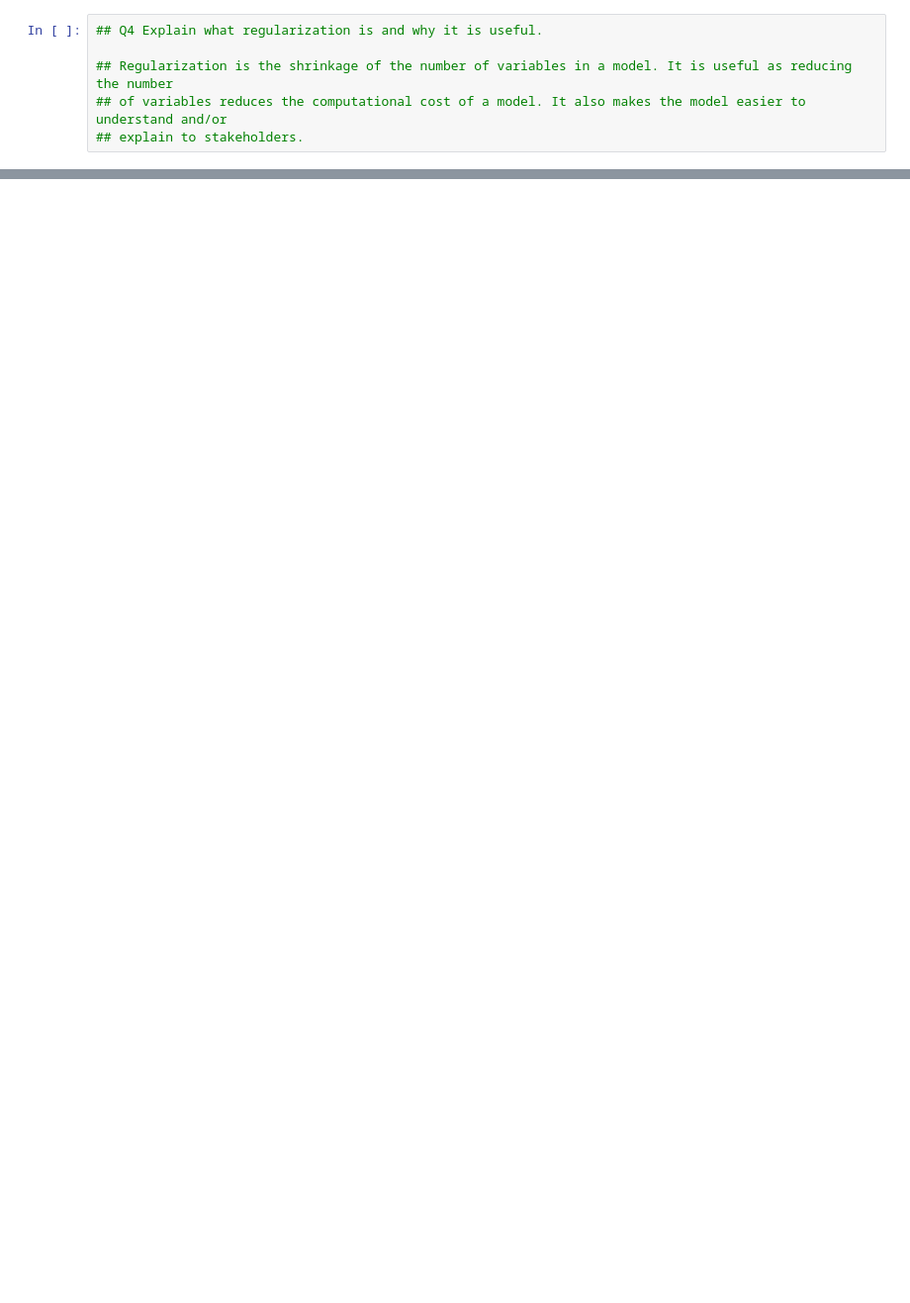
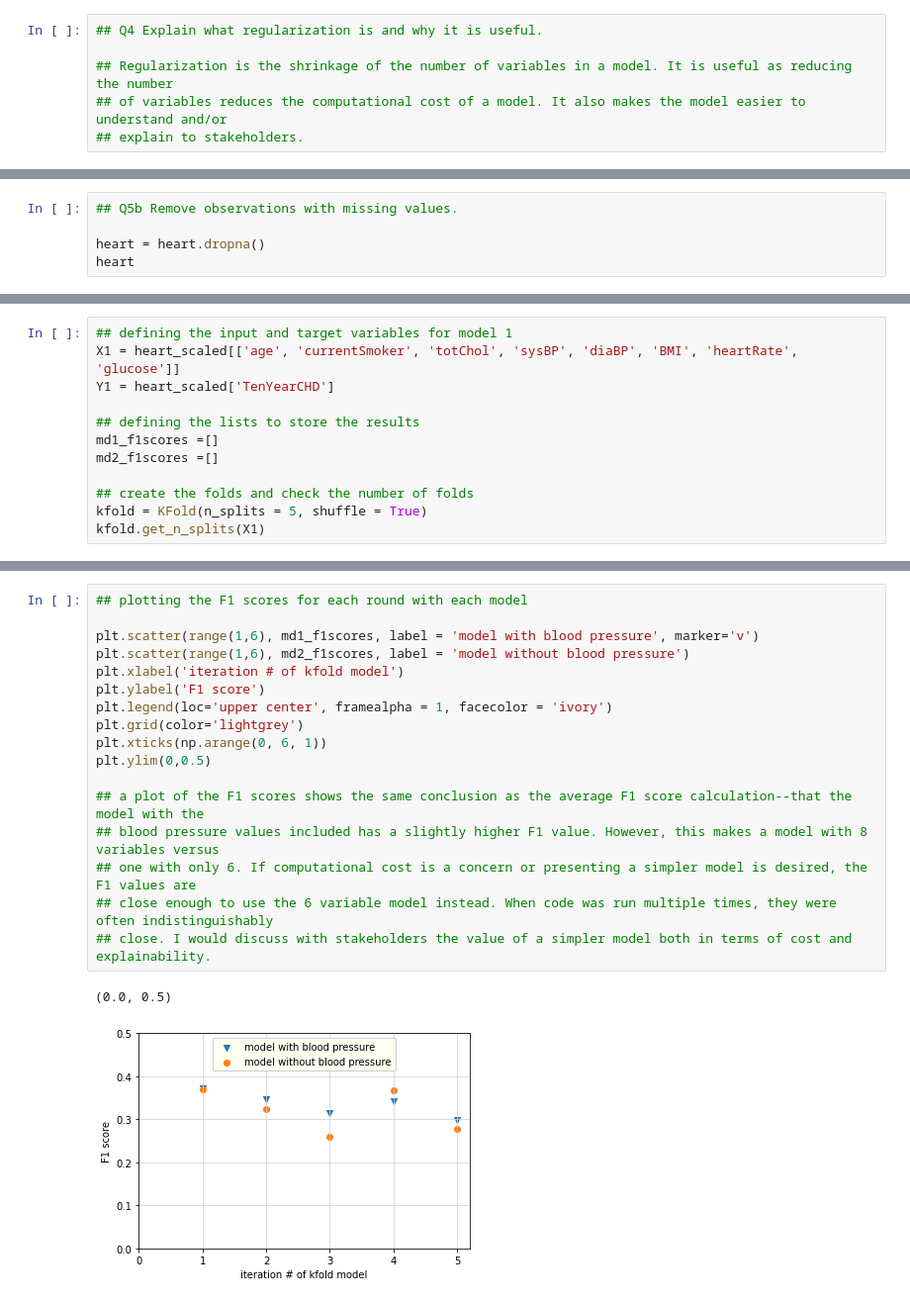
Before and after one commit to bonniehall/DATA445MachineLearning, a Jupyter notebook: HW2-2021-09-17.ipynb, the cells around one changed output, grey strips where cells are left out. Shown at 99% size. Drawn from its saved outputs; the diff is of its cells as text; blank space fills up the shorter version.

```diff
--- a/HW2-2021-09-17.ipynb
+++ b/HW2-2021-09-17.ipynb
@@ -21,0 +68,5 @@
+# %%
+## Q5b Remove observations with missing values.
+
+heart = heart.dropna()
+heart
@@ -21,0 +128,12 @@
+# %%
+## defining the input and target variables for model 1
+X1 = heart_scaled[['age', 'currentSmoker', 'totChol', 'sysBP', 'diaBP', 'BMI', 'heartRate', 'glucose']]
+Y1 = heart_scaled['TenYearCHD']
+
+## defining the lists to store the results
+md1_f1scores =[]
+md2_f1scores =[]
+
+## create the folds and check the number of folds
+kfold = KFold(n_splits = 5, shuffle = True)
+kfold.get_n_splits(X1)
@@ -21,0 +188,20 @@
+# %%
+## plotting the F1 scores for each round with each model
+
+plt.scatter(range(1,6), md1_f1scores, label = 'model with blood pressure', marker='v')
+plt.scatter(range(1,6), md2_f1scores, label = 'model without blood pressure')
+plt.xlabel('iteration # of kfold model')
+plt.ylabel('F1 score')
+plt.legend(loc='upper center', framealpha = 1, facecolor = 'ivory')
+plt.grid(color='lightgrey')
+plt.xticks(np.arange(0, 6, 1))
+plt.ylim(0,0.5)
+
+## a plot of the F1 scores shows the same conclusion as the average F1 score calculation--that the model with the
+## blood pressure values included has a slightly higher F1 value. However, this makes a model with 8 variables versus
+## one with only 6. If computational cost is a concern or presenting a simpler model is desired, the F1 values are
+## close enough to use the 6 variable model instead. When code was run multiple times, they were often indistinguishably
+## close. I would discuss with stakeholders the value of a simpler model both in terms of cost and explainability.
+# %% [output]
+(0.0, 0.5)
+[figure, added]
```
Also changed, not shown: parts of 9 cells of this notebook.
